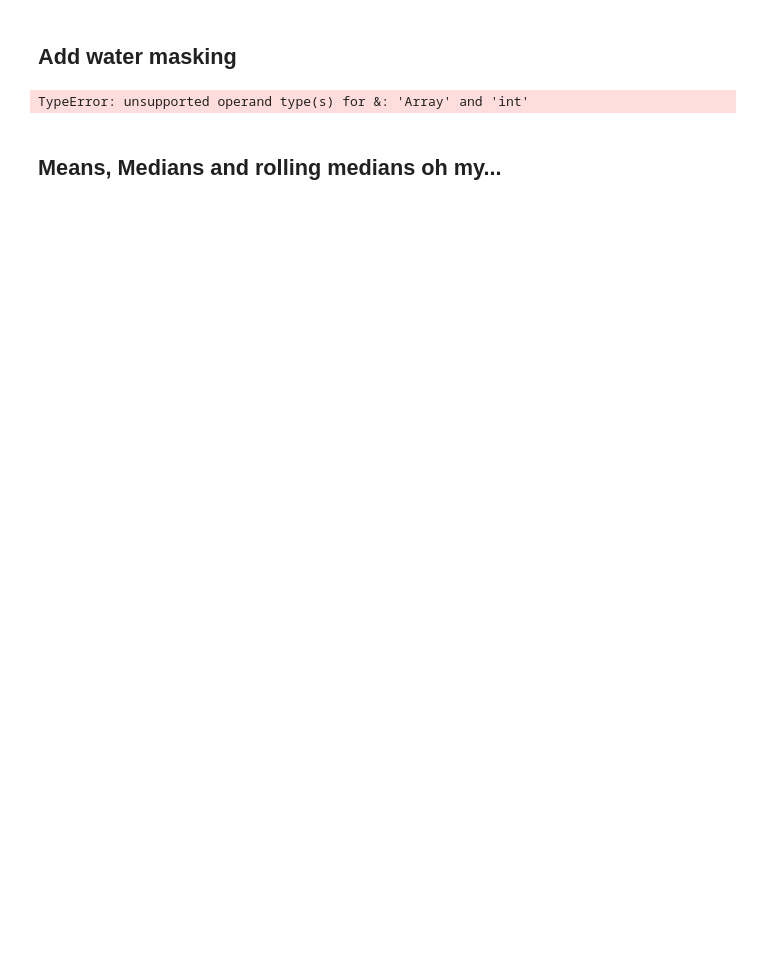
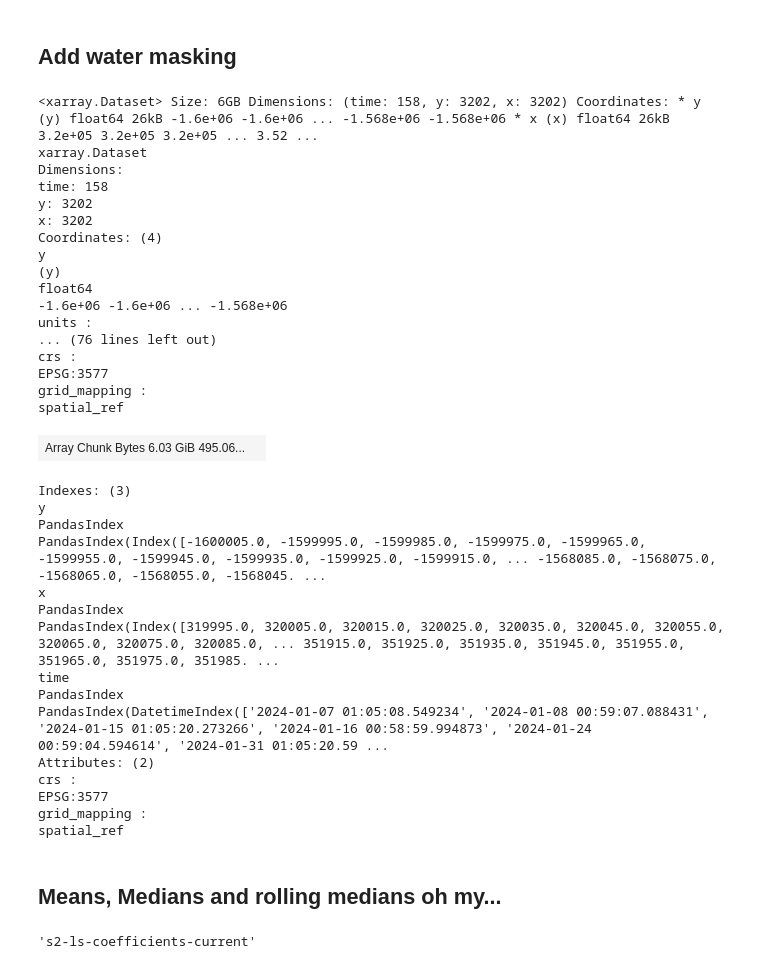
Before and after one commit to jennaguffogg/fc-sub-annual, a Jupyter notebook: notebooks/fc-landsat-exploration.ipynb, the cells around one changed output. Drawn from its saved outputs; the diff is of its cells as text; code cells hidden in the pictures; blank space fills up the shorter version.

Commit message:
fixed wofs masking error

```diff
--- a/notebooks/fc-landsat-exploration.ipynb
+++ b/notebooks/fc-landsat-exploration.ipynb
@@ -469,10 +480,38 @@ wo_s2 = dc.load(
 # )
 # %%
 wo_merged = xr.concat([wo_ls, wo_s2], dim="time")
-wo_mask = masking.make_mask(wo_merged.water, dry=True)
-
-fc_merged_wo_masked = merged_all.where(wo_mask)
-fc_ls_wo_masked = ls_fc.where(wo_mask)
-fc_s2_wo_masked = s2_fc.where(wo_mask)
+wo_merged
 # %% [output]
-TypeError: unsupported operand type(s) for &: 'Array' and 'int'
+<xarray.Dataset> Size: 6GB Dimensions: (time: 158, y: 3202, x: 3202) Coordinates: * y (y) float64 26kB -1.6e+06 -1.6e+06 ... -1.568e+06 -1.568e+06 * x (x) float64 26kB 3.2e+05 3.2e+05 3.2e+05 ... 3.52 ...
+xarray.Dataset
+Dimensions:
+time: 158
+y: 3202
+x: 3202
+Coordinates: (4)
+y
+(y)
+float64
+-1.6e+06 -1.6e+06 ... -1.568e+06
+units :
+... (76 lines left out)
+crs :
+EPSG:3577
+grid_mapping :
+spatial_ref
+| Array Chunk Bytes 6.03 GiB 495.06... |  |
+Indexes: (3)
+y
+PandasIndex
+PandasIndex(Index([-1600005.0, -1599995.0, -1599985.0, -1599975.0, -1599965.0, -1599955.0, -1599945.0, -1599935.0, -1599925.0, -1599915.0, ... -1568085.0, -1568075.0, -1568065.0, -1568055.0, -1568045. ...
+x
+PandasIndex
+PandasIndex(Index([319995.0, 320005.0, 320015.0, 320025.0, 320035.0, 320045.0, 320055.0, 320065.0, 320075.0, 320085.0, ... 351915.0, 351925.0, 351935.0, 351945.0, 351955.0, 351965.0, 351975.0, 351985. ...
+time
+PandasIndex
+PandasIndex(DatetimeIndex(['2024-01-07 01:05:08.549234', '2024-01-08 00:59:07.088431', '2024-01-15 01:05:20.273266', '2024-01-16 00:58:59.994873', '2024-01-24 00:59:04.594614', '2024-01-31 01:05:20.59 ...
+Attributes: (2)
+crs :
+EPSG:3577
+grid_mapping :
+spatial_ref
@@ -501,6 +547,11 @@ seasonal_counts = (
     fc_merged_wo_masked["BS"].groupby(["year", "season"]).count(dim="time")
 )
 seasonal_medians["obs_count"] = seasonal_counts
+# %%
+variables_dir_name = VARIABLES_YAML.split("_")[-1].replace(".yaml", "")
+variables_dir_name
+# %% [output]
+'s2-ls-coefficients-current'
 # %%
 monthly_medians_to_export = monthly_medians.drop_vars(
     ["nbart_red", "nbart_green", "nbart_blue"]
```
Also changed, not shown: parts of 12 cells of this notebook.
